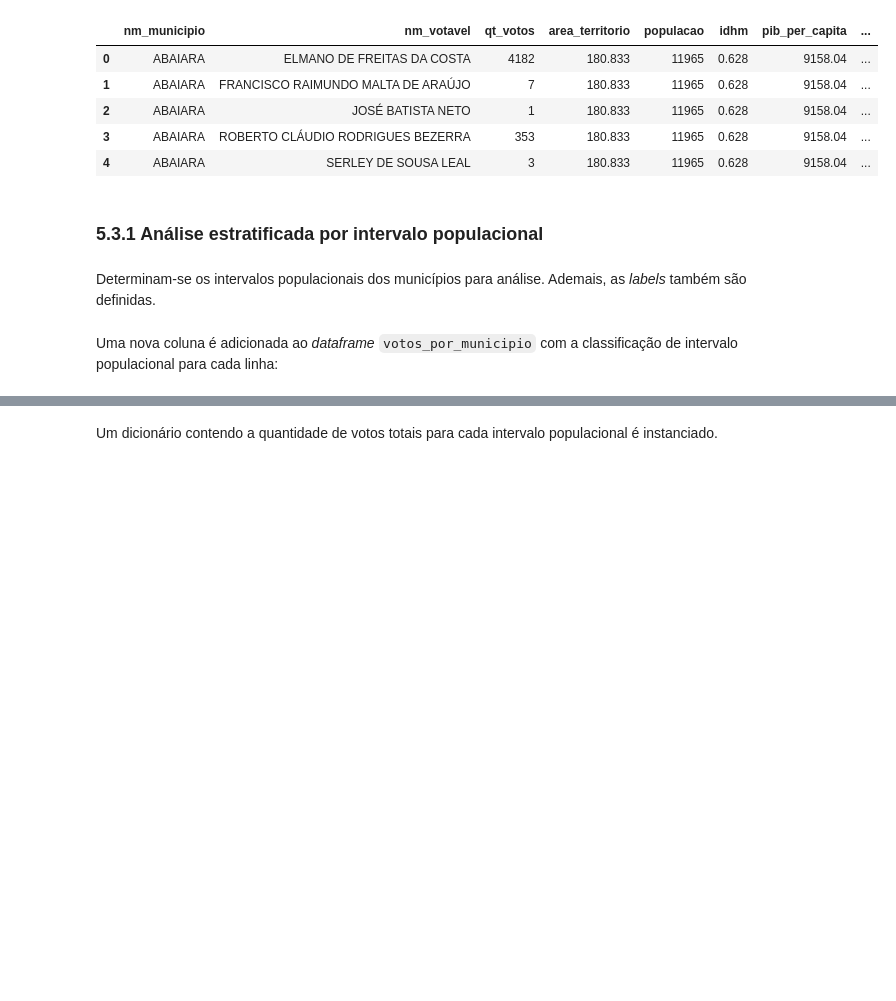
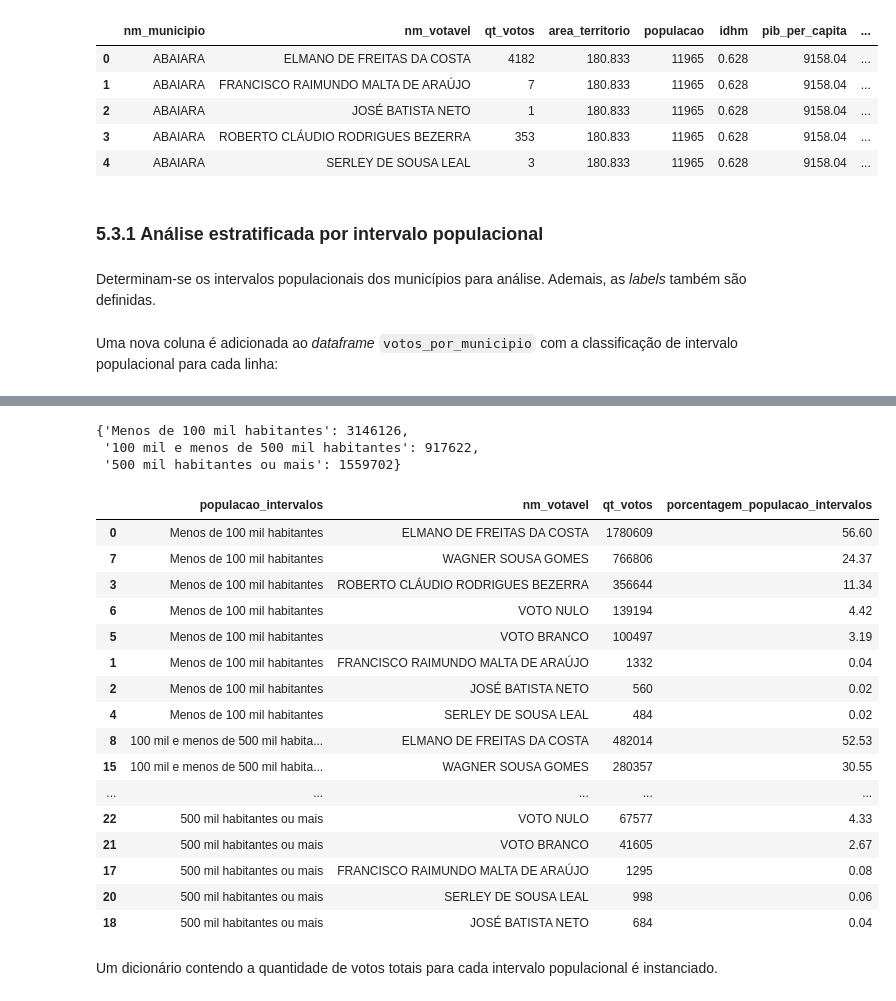
Before and after one commit to DamodaraBarbosa/clustering_municipios_eleicoes_2022_ceara, a Jupyter notebook: 05_data_analysis_eleicoes_ceara_2022.ipynb, the cells around one changed output, grey strips where cells are left out. Saved outputs shown, nothing was run; the diff lists cells and outputs as text; code cells hidden in the pictures; blank space fills up the shorter version.

```diff
--- a/05_data_analysis_eleicoes_ceara_2022.ipynb
+++ b/05_data_analysis_eleicoes_ceara_2022.ipynb
@@ -883,0 +883,35 @@ votos_por_municipio.head()
+# %%
+def intervalos_ibge(dataframe: pd.DataFrame, nome_coluna: str, nova_coluna: str, bins: list, labels: list):
+  dataframe[nova_coluna] = pd.cut(
+      dataframe[nome_coluna], bins= bins, labels= labels,
+      include_lowest= True, right= False
+  )
+
+  return dataframe
+
+def dict_votos_totais(dataframe: pd.DataFrame, coluna_groupby: str):
+  valores_totais = dataframe.groupby(coluna_groupby)['qt_votos'].sum()
+  valores_totais = dict(valores_totais)
+
+  return valores_totais
+
+def dataframe_com_porcentagens(dataframe: pd.DataFrame, dictionary: dict, coluna_intervalo: str):
+  dataframe_intervalos_ibge = dataframe.groupby([coluna_intervalo, 'nm_votavel'])['qt_votos'].sum()\
+                                       .reset_index().sort_values([coluna_intervalo, 'qt_votos'], ascending= [True, False])
+
+  porcentagem = list()
+
+  for index, row in dataframe_intervalos_ibge.iterrows():
+    valor = round((row['qt_votos']/dictionary[row[coluna_intervalo]]) * 100, 2)
+    porcentagem.append(valor)
+
+  dataframe_intervalos_ibge['porcentagem_' + coluna_intervalo] = porcentagem
+
+  return dataframe_intervalos_ibge
+# %%
+votos_por_municipio = intervalos_ibge(
+    votos_por_municipio, 'populacao', 'populacao_intervalos',
+    bins, labels
+)
+
+votos_por_municipio.head()
@@ -884,3 +925,33 @@ votos_por_municipio.head()
+# %%
+votos_totais_por_intervalo_populacional = dict_votos_totais(votos_por_municipio, 'populacao_intervalos')
+votos_totais_por_intervalo_populacional
+# %% [output]
+{'Menos de 100 mil habitantes': 3146126,
+ '100 mil e menos de 500 mil habitantes': 917622,
+ '500 mil habitantes ou mais': 1559702}
+# %%
+votos_intervalos_populacionais = dataframe_com_porcentagens(
+    votos_por_municipio, votos_totais_por_intervalo_populacional, 'populacao_intervalos'
+)
+votos_intervalos_populacionais
+# %% [output]
+|  | populacao_intervalos | nm_votavel | qt_votos | porcentagem_populacao_intervalos |
+| 0 | Menos de 100 mil habitantes | ELMANO DE FREITAS DA COSTA | 1780609 | 56.60 |
+| 7 | Menos de 100 mil habitantes | WAGNER SOUSA GOMES | 766806 | 24.37 |
+| 3 | Menos de 100 mil habitantes | ROBERTO CLÁUDIO RODRIGUES BEZERRA | 356644 | 11.34 |
+| 6 | Menos de 100 mil habitantes | VOTO NULO | 139194 | 4.42 |
+| 5 | Menos de 100 mil habitantes | VOTO BRANCO | 100497 | 3.19 |
+| 1 | Menos de 100 mil habitantes | FRANCISCO RAIMUNDO MALTA DE ARAÚJO | 1332 | 0.04 |
+| 2 | Menos de 100 mil habitantes | JOSÉ BATISTA NETO | 560 | 0.02 |
+| 4 | Menos de 100 mil habitantes | SERLEY DE SOUSA LEAL | 484 | 0.02 |
+| 8 | 100 mil e menos de 500 mil habita... | ELMANO DE FREITAS DA COSTA | 482014 | 52.53 |
+| 15 | 100 mil e menos de 500 mil habita... | WAGNER SOUSA GOMES | 280357 | 30.55 |
+| ... | ... | ... | ... | ... |
+| 22 | 500 mil habitantes ou mais | VOTO NULO | 67577 | 4.33 |
+| 21 | 500 mil habitantes ou mais | VOTO BRANCO | 41605 | 2.67 |
+| 17 | 500 mil habitantes ou mais | FRANCISCO RAIMUNDO MALTA DE ARAÚJO | 1295 | 0.08 |
+| 20 | 500 mil habitantes ou mais | SERLEY DE SOUSA LEAL | 998 | 0.06 |
+| 18 | 500 mil habitantes ou mais | JOSÉ BATISTA NETO | 684 | 0.04 |
 # %% [markdown]
 Um dicionário contendo a quantidade de votos totais para cada intervalo populacional é instanciado.
 # %%
```
Also changed, not shown: parts of 21 cells of this notebook.
